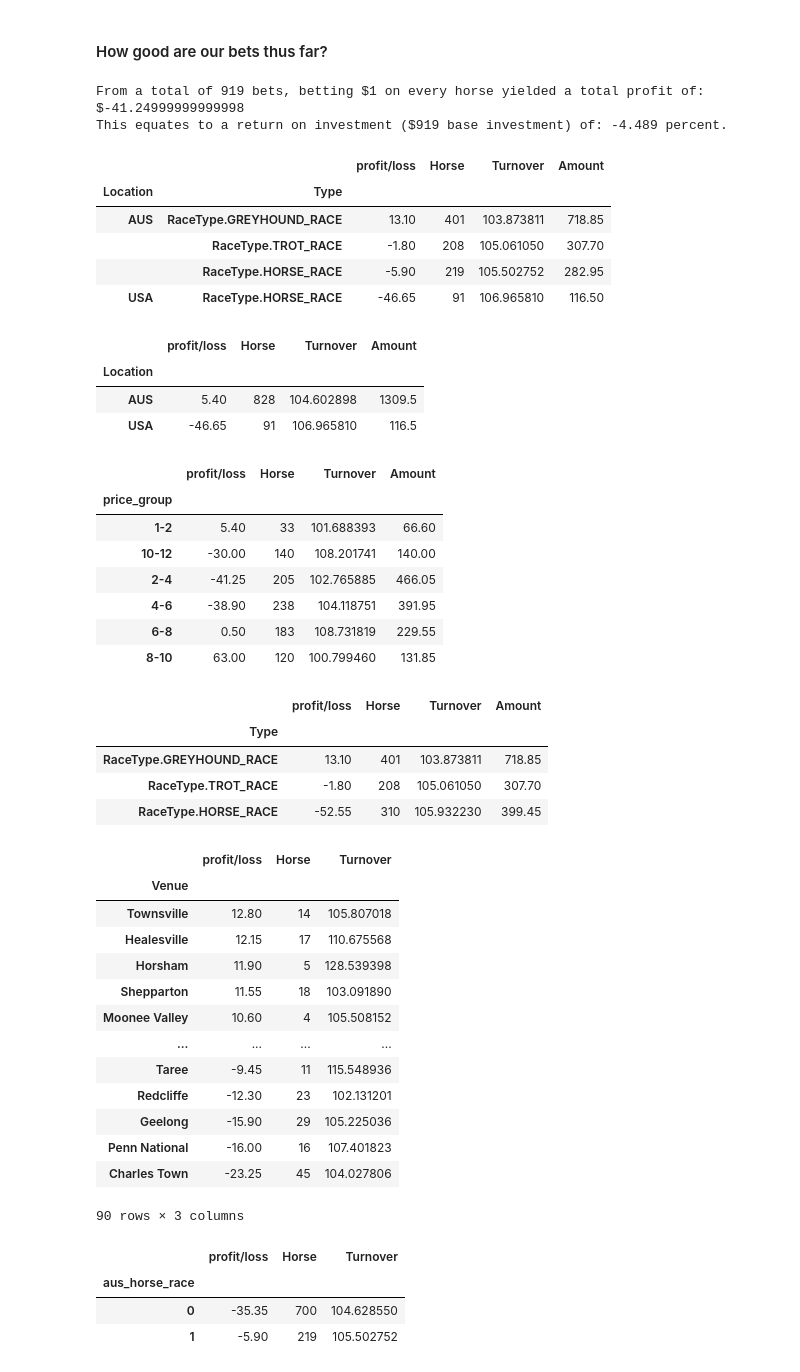
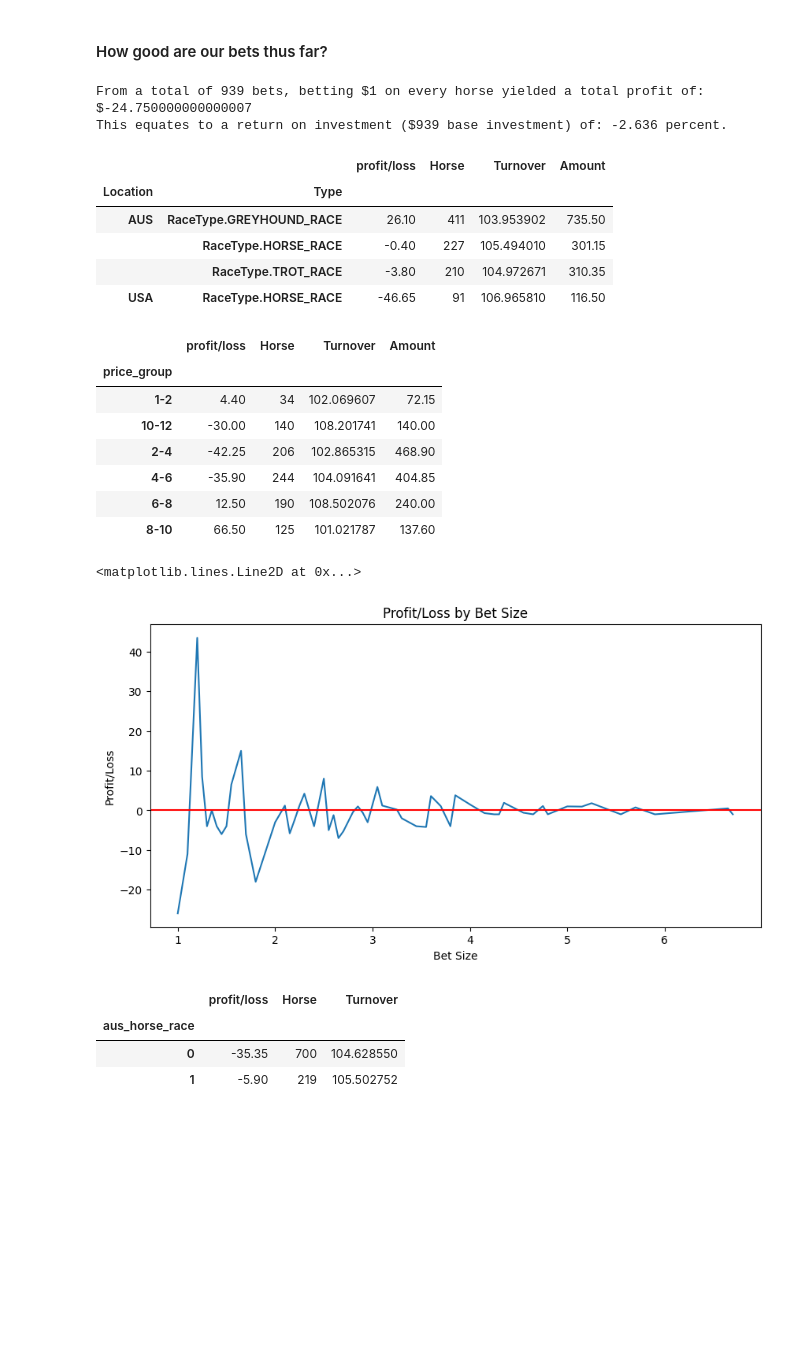
Before and after one commit to CNPCNPCNP/Horseracing-Arbitrage, a Jupyter notebook: log_data_analysis.ipynb, the cells around one changed output. Saved outputs shown, nothing was run; the diff lists cells and outputs as text; code cells hidden in the pictures; blank space fills up the shorter version.

```diff
--- a/log_data_analysis.ipynb
+++ b/log_data_analysis.ipynb
@@ -118,52 +124,42 @@ price_type_returns = price_type_returns.merge(price_type_returns_amount, left_in
 # %%
 print(f'From a total of {len(all_bets)} bets, betting $1 on every horse yielded a total profit of: ${profit}')
 print(f'This equates to a return on investment (${len(all_bets)} base investment) of: {round(returns, 3)} percent.')
 
 display(aus_type_returns)
-display(location_returns)
+# display(bet_size_returns)
+#display(location_returns)
 display(price_type_returns)
-display(race_type_returns)
-display(venue_returns)
+#display(race_type_returns)
+#display(venue_returns)
 # %% [output]
-From a total of 919 bets, betting $1 on every horse yielded a total profit of: $-41.24999999999998
-This equates to a return on investment ($919 base investment) of: -4.489 percent.
+From a total of 939 bets, betting $1 on every horse yielded a total profit of: $-24.750000000000007
+This equates to a return on investment ($939 base investment) of: -2.636 percent.
 |  |  | profit/loss | Horse | Turnover | Amount |
 | Location | Type |  |  |  |  |
-| AUS | RaceType.GREYHOUND_RACE | 13.10 | 401 | 103.873811 | 718.85 |
-|  | RaceType.TROT_RACE | -1.80 | 208 | 105.061050 | 307.70 |
-|  | RaceType.HORSE_RACE | -5.90 | 219 | 105.502752 | 282.95 |
+| AUS | RaceType.GREYHOUND_RACE | 26.10 | 411 | 103.953902 | 735.50 |
+|  | RaceType.HORSE_RACE | -0.40 | 227 | 105.494010 | 301.15 |
+|  | RaceType.TROT_RACE | -3.80 | 210 | 104.972671 | 310.35 |
 | USA | RaceType.HORSE_RACE | -46.65 | 91 | 106.965810 | 116.50 |
 |  | profit/loss | Horse | Turnover | Amount |
-| Location |  |  |  |  |
-| AUS | 5.40 | 828 | 104.602898 | 1309.5 |
-| USA | -46.65 | 91 | 106.965810 | 116.5 |
+| price_group |  |  |  |  |
+| 1-2 | 4.40 | 34 | 102.069607 | 72.15 |
+| 10-12 | -30.00 | 140 | 108.201741 | 140.00 |
+| 2-4 | -42.25 | 206 | 102.865315 | 468.90 |
+| 4-6 | -35.90 | 244 | 104.091641 | 404.85 |
+| 6-8 | 12.50 | 190 | 108.502076 | 240.00 |
+| 8-10 | 66.50 | 125 | 101.021787 | 137.60 |
-|  | profit/loss | Horse | Turnover | Amount |
-| price_group |  |  |  |  |
-| 1-2 | 5.40 | 33 | 101.688393 | 66.60 |
-| 10-12 | -30.00 | 140 | 108.201741 | 140.00 |
-| 2-4 | -41.25 | 205 | 102.765885 | 466.05 |
-| 4-6 | -38.90 | 238 | 104.118751 | 391.95 |
-| 6-8 | 0.50 | 183 | 108.731819 | 229.55 |
-| 8-10 | 63.00 | 120 | 100.799460 | 131.85 |
-|  | profit/loss | Horse | Turnover | Amount |
-| Type |  |  |  |  |
-| RaceType.GREYHOUND_RACE | 13.10 | 401 | 103.873811 | 718.85 |
-| RaceType.TROT_RACE | -1.80 | 208 | 105.061050 | 307.70 |
-| RaceType.HORSE_RACE | -52.55 | 310 | 105.932230 | 399.45 |
-|  | profit/loss | Horse | Turnover |
-| Venue |  |  |  |
-| Townsville | 12.80 | 14 | 105.807018 |
-| Healesville | 12.15 | 17 | 110.675568 |
-| Horsham | 11.90 | 5 | 128.539398 |
-| Shepparton | 11.55 | 18 | 103.091890 |
-| Moonee Valley | 10.60 | 4 | 105.508152 |
-| ... | ... | ... | ... |
-| Taree | -9.45 | 11 | 115.548936 |
-| Redcliffe | -12.30 | 23 | 102.131201 |
-| Geelong | -15.90 | 29 | 105.225036 |
-| Penn National | -16.00 | 16 | 107.401823 |
-| Charles Town | -23.25 | 45 | 104.027806 |
-90 rows × 3 columns
+# %%
+#lets plot bet amount vs profit/loss from our grouped data:
+plt.figure(figsize=(10, 5))
+plt.title('Profit/Loss by Bet Size')
+plt.xlabel('Bet Size')
+plt.ylabel('Profit/Loss')
+plt.plot(bet_size_returns.index, bet_size_returns['profit/loss'])
+# add horizontal line at 0
+plt.axhline(y=0, color='r', linestyle='-')
+# %% [output]
+<matplotlib.lines.Line2D at 0x...>
+[figure, added]
 # %%
 all_bets['aus_horse_race'] = np.where((all_bets['Location'] == 'AUS') & (all_bets['Type'] == 'RaceType.HORSE_RACE'), 1, 0)
 aus_horse_returns_p = all_bets.groupby('aus_horse_race')['profit/loss'].sum()
```
Also changed, not shown: parts of 4 cells of this notebook.
